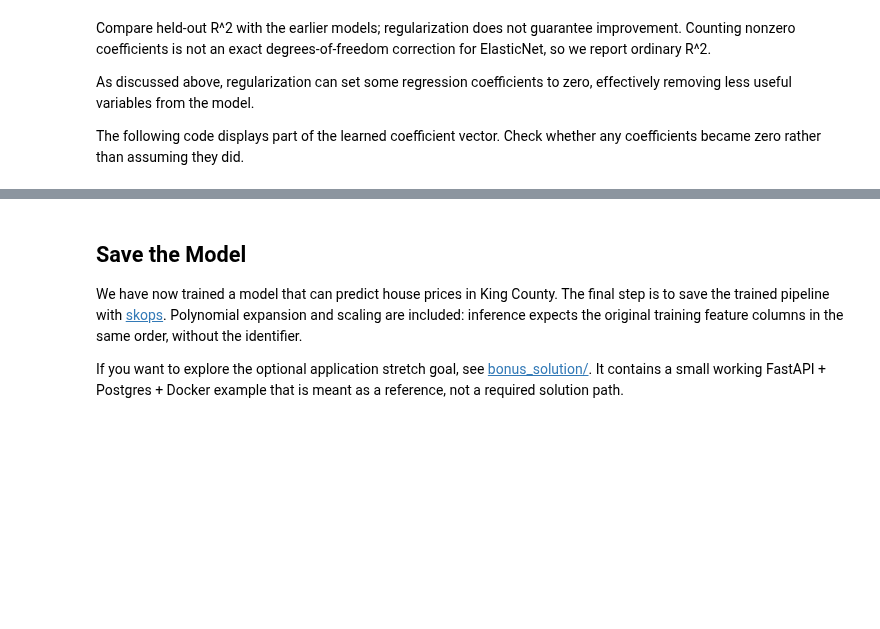
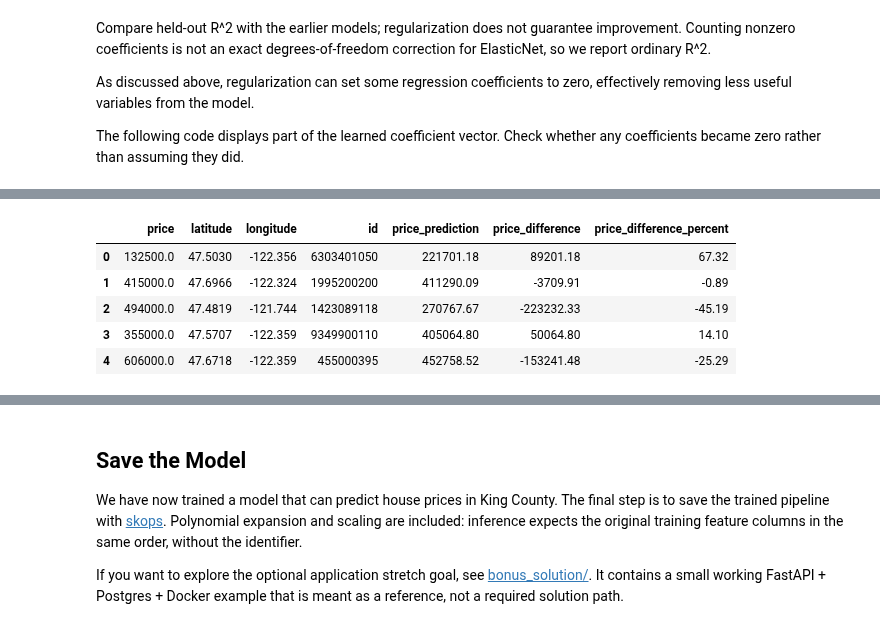
Before and after one commit to rigas-hub/mle-refactoring-project, a Jupyter notebook: King-County.ipynb, the cells around one changed output, grey strips where cells are left out. Cells and saved outputs as stored; diff of their text form; code cells hidden in the pictures; blank space fills up the shorter version.

```diff
--- a/King-County.ipynb
+++ b/King-County.ipynb
@@ -816,13 +1141,20 @@ df_error.head(2)
 # %%
 # Add the predicted price and calculate the difference.
 df_error["price_prediction"] = y_predictions.round(2)
 df_error["price_difference"] = (df_error["price_prediction"] - df_error["price"]).round(
     2
 )
 df_error["price_difference_percent"] = (
     (df_error["price_difference"] / df_error["price"]) * 100
 ).round(2)
-df_error.head(2)
+df_error.head()
+# %% [output]
+|  | price | latitude | longitude | id | price_prediction | price_difference | price_difference_percent |
+| 0 | 132500.0 | 47.5030 | -122.356 | 6303401050 | 221701.18 | 89201.18 | 67.32 |
+| 1 | 415000.0 | 47.6966 | -122.324 | 1995200200 | 411290.09 | -3709.91 | -0.89 |
+| 2 | 494000.0 | 47.4819 | -121.744 | 1423089118 | 270767.67 | -223232.33 | -45.19 |
+| 3 | 355000.0 | 47.5707 | -122.359 | 9349900110 | 405064.80 | 50064.80 | 14.10 |
+| 4 | 606000.0 | 47.6718 | -122.359 | 455000395 | 452758.52 | -153241.48 | -25.29 |
 # %%
 fig = px.scatter_map(
     df_error,
```
Also changed, not shown: parts of 57 cells of this notebook, 9 other files.
